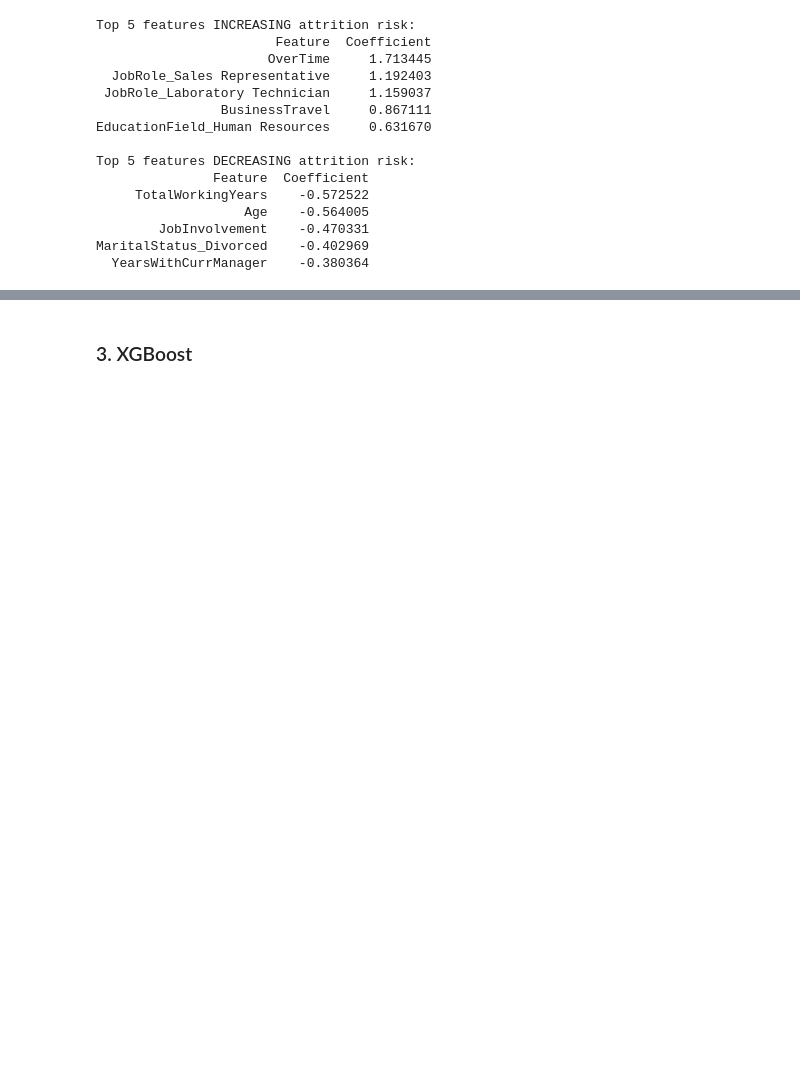
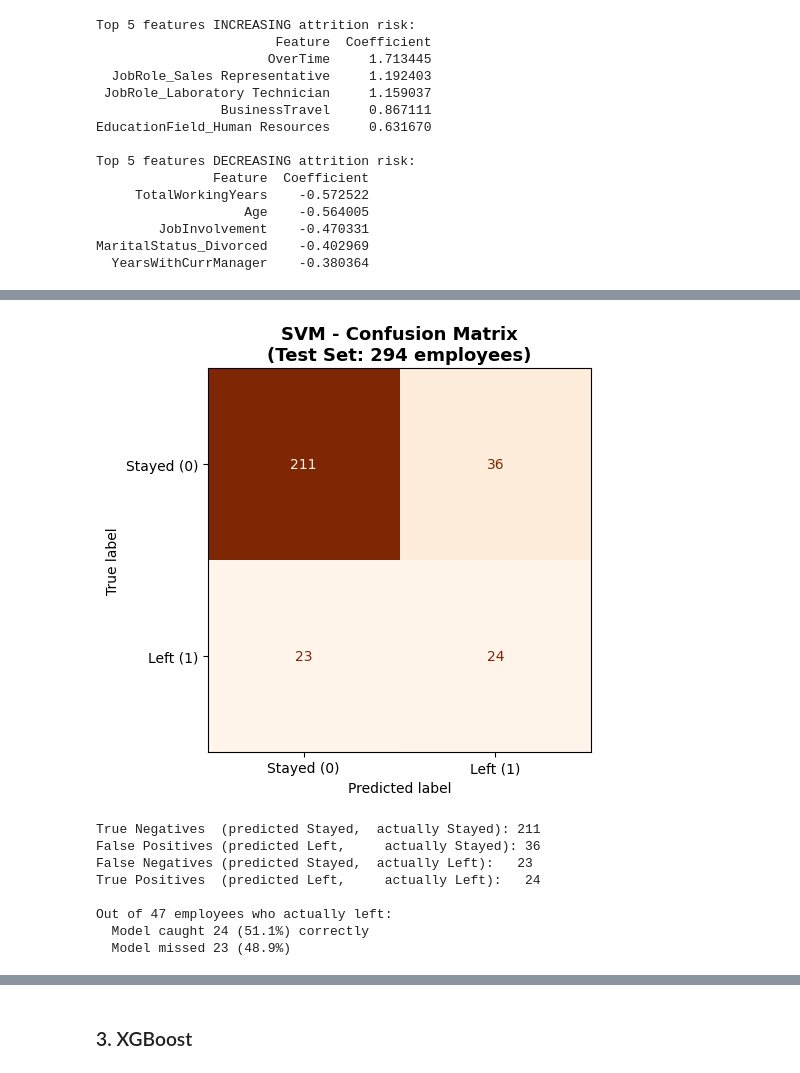
Before and after one commit to K0alaxy/SWE485-G2-Phase1, a Jupyter notebook: Phase1_Supervised_Learning.ipynb, the cells around one changed output, grey strips where cells are left out. Drawn from its saved outputs; the diff is of its cells as text; code cells hidden in the pictures; blank space fills up the shorter version.

```diff
--- a/Phase1_Supervised_Learning.ipynb
+++ b/Phase1_Supervised_Learning.ipynb
@@ -706,0 +1044,18 @@ Summary
+# %%
+# ── Retrieve and confirm the best model ──────────────────────────────────────
+# GridSearchCV already retrains the best model on the full training set
+
+best_svm = grid_search.best_estimator_
+
+print("Final tuned model parameters:")
+print(f"  C (regularization):   {best_svm.C}")
+print(f"  Kernel:               {best_svm.kernel}")
+print(f"  Gamma:                {best_svm.gamma}")
+print(f"  Class weight:         {best_svm.class_weight}")
+print(f"  Support vectors per class: {best_svm.n_support_}")
+
+# Update predictions using the tuned model
+y_pred = best_svm.predict(X_test)
+y_pred_proba = best_svm.predict_proba(X_test)[:, 1]
+
+print("\nPredictions updated using tuned model.")
@@ -1137,0 +1627,31 @@ MaritalStatus_Divorced    -0.402969
+# %%
+svm_cm = confusion_matrix(y_test, y_pred)
+svm_tn, svm_fp, svm_fn, svm_tp = svm_cm.ravel()
+fig, ax = plt.subplots(figsize=(7, 5))
+disp = ConfusionMatrixDisplay(
+    confusion_matrix=svm_cm,
+    display_labels=['Stayed (0)', 'Left (1)']
+)
+disp.plot(ax=ax, colorbar=False, cmap='Oranges')
+ax.set_title('SVM - Confusion Matrix\n(Test Set: 294 employees)',
+             fontsize=13, fontweight='bold')
+plt.tight_layout()
+plt.savefig('Supervised_Learning/plots/svm_confusion_matrix.png', dpi=150, bbox_inches='tight')
+plt.show()
+print(f'True Negatives  (predicted Stayed,  actually Stayed): {svm_tn}')
+print(f'False Positives (predicted Left,     actually Stayed): {svm_fp}')
+print(f'False Negatives (predicted Stayed,  actually Left):   {svm_fn}')
+print(f'True Positives  (predicted Left,     actually Left):   {svm_tp}')
+print(f'\nOut of {svm_fn + svm_tp} employees who actually left:')
+print(f'  Model caught {svm_tp} ({svm_tp/(svm_fn + svm_tp)*100:.1f}%) correctly')
+print(f'  Model missed {svm_fn} ({svm_fn/(svm_fn + svm_tp)*100:.1f}%)')
+# %% [output]
+[figure, added]
+True Negatives  (predicted Stayed,  actually Stayed): 211
+False Positives (predicted Left,     actually Stayed): 36
+False Negatives (predicted Stayed,  actually Left):   23
+True Positives  (predicted Left,     actually Left):   24
+
+Out of 47 employees who actually left:
+  Model caught 24 (51.1%) correctly
+  Model missed 23 (48.9%)
```
Also changed, not shown: parts of 28 cells of this notebook.
